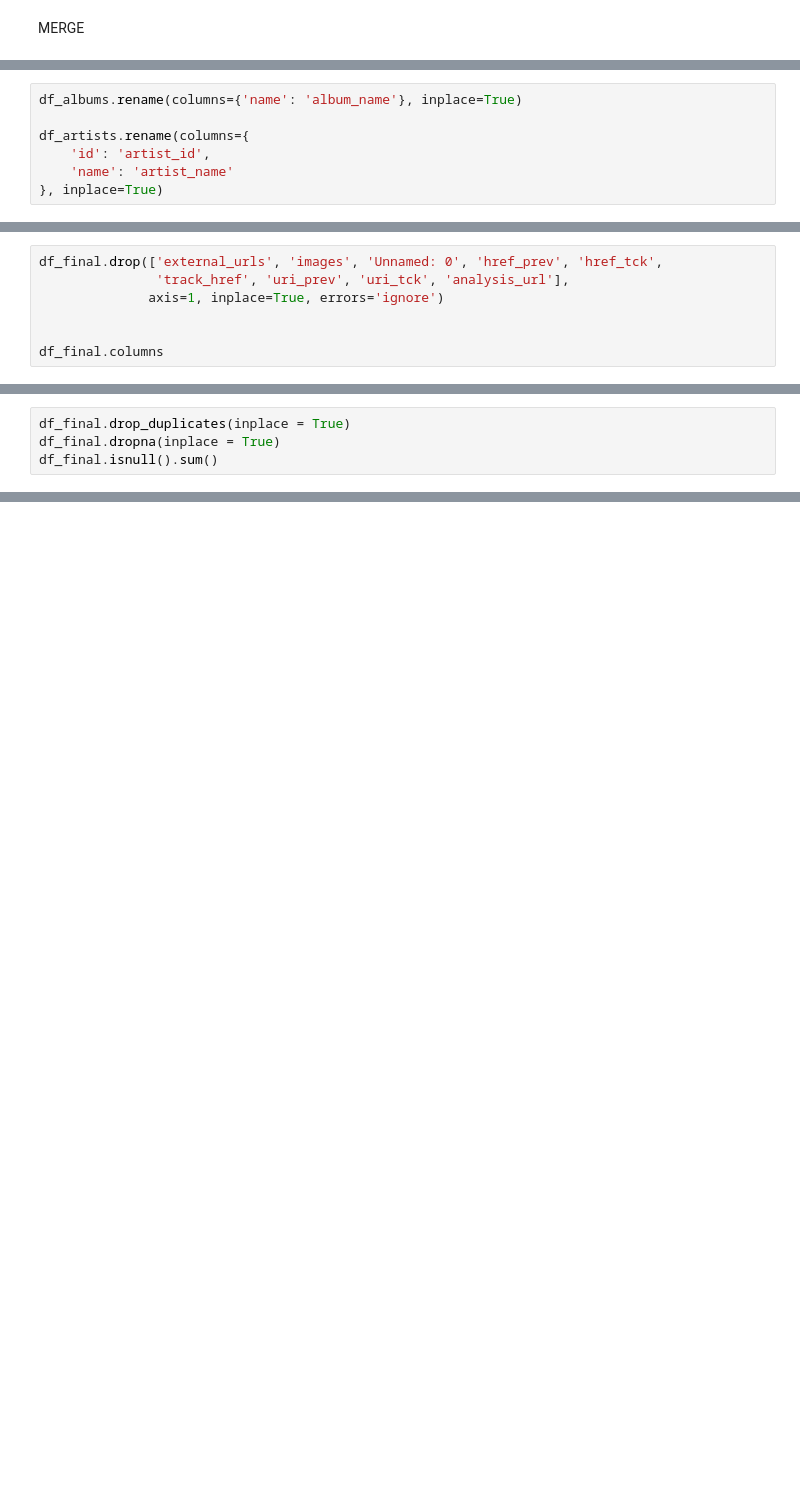
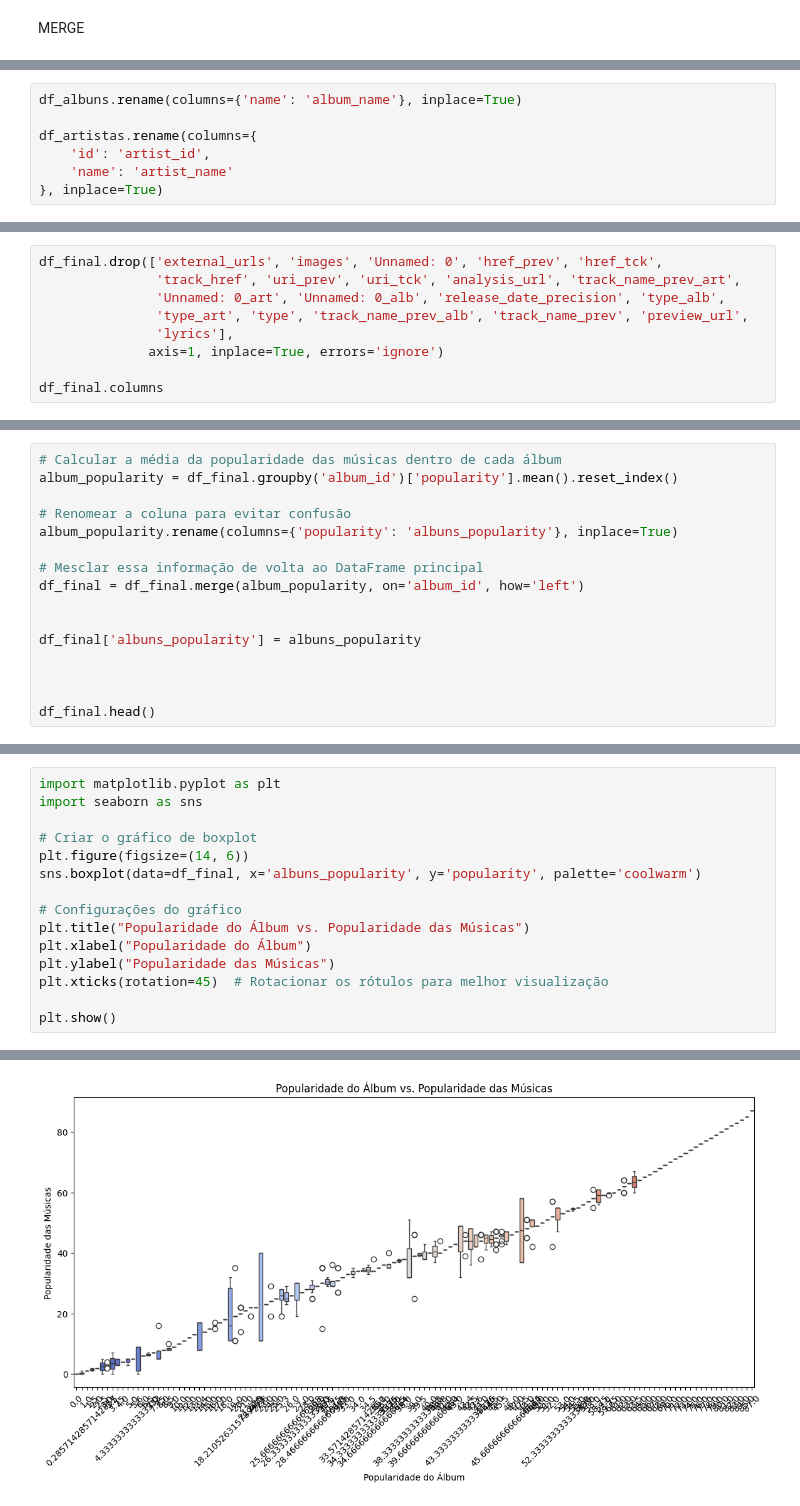
Before and after one commit to mat-haug/Treinamento-1, a Jupyter notebook: Treinamento1 (1).ipynb, the cells around one changed output, grey strips where cells are left out. Saved outputs shown, nothing was run; the diff lists cells and outputs as text; blank space fills up the shorter version.

```diff
--- a/Treinamento1 (1).ipynb
+++ b/Treinamento1 (1).ipynb
@@ -213,7 +330,7 @@ df_artists.drop(columns=['Unnamed: 0'], inplace=True)
 # %%
-df_albums.rename(columns={'name': 'album_name'}, inplace=True)
+df_albuns.rename(columns={'name': 'album_name'}, inplace=True)
 
-df_artists.rename(columns={
+df_artistas.rename(columns={
     'id': 'artist_id',
     'name': 'artist_name'
 }, inplace=True)
@@ -395,9 +408,11 @@ Index(['album_type', 'artist_id', 'available_markets_prev', 'external_urls',
 # %%
 df_final.drop(['external_urls', 'images', 'Unnamed: 0', 'href_prev', 'href_tck',
-               'track_href', 'uri_prev', 'uri_tck', 'analysis_url'],
+               'track_href', 'uri_prev', 'uri_tck', 'analysis_url', 'track_name_prev_art',
+               'Unnamed: 0_art', 'Unnamed: 0_alb', 'release_date_precision', 'type_alb',
+               'type_art', 'type', 'track_name_prev_alb', 'track_name_prev', 'preview_url',
+               'lyrics'],
               axis=1, inplace=True, errors='ignore')
 
-
 df_final.columns
 # %% [output]
 Index(['album_type', 'artist_id', 'available_markets_prev', 'id', 'album_name',
@@ -413,5 +426 @@ Index(['album_type', 'artist_id', 'available_markets_prev', 'id', 'album_name',
       dtype='object')
-# %%
-df_final.drop_duplicates(inplace = True)
-df_final.dropna(inplace = True)
-df_final.isnull().sum()
@@ -435,0 +458,16 @@ dtype: int64
+# %%
+# Calcular a média da popularidade das músicas dentro de cada álbum
+album_popularity = df_final.groupby('album_id')['popularity'].mean().reset_index()
+
+# Renomear a coluna para evitar confusão
+album_popularity.rename(columns={'popularity': 'albuns_popularity'}, inplace=True)
+
+# Mesclar essa informação de volta ao DataFrame principal
+df_final = df_final.merge(album_popularity, on='album_id', how='left')
+
+
+df_final['albuns_popularity'] = albuns_popularity
+
+
+
+df_final.head()
@@ -435,0 +759,16 @@ dtype: int64
+# %%
+import matplotlib.pyplot as plt
+import seaborn as sns
+
+# Criar o gráfico de boxplot
+plt.figure(figsize=(14, 6))
+sns.boxplot(data=df_final, x='albuns_popularity', y='popularity', palette='coolwarm')
+
+# Configurações do gráfico
+plt.title("Popularidade do Álbum vs. Popularidade das Músicas")
+plt.xlabel("Popularidade do Álbum")
+plt.ylabel("Popularidade das Músicas")
+plt.xticks(rotation=45)  # Rotacionar os rótulos para melhor visualização
+
+plt.show()
+# %% [output]
@@ -435,0 +776 @@ dtype: int64
+[figure, added]
```
Also changed, not shown: parts of 73 cells of this notebook, 1 other file.
